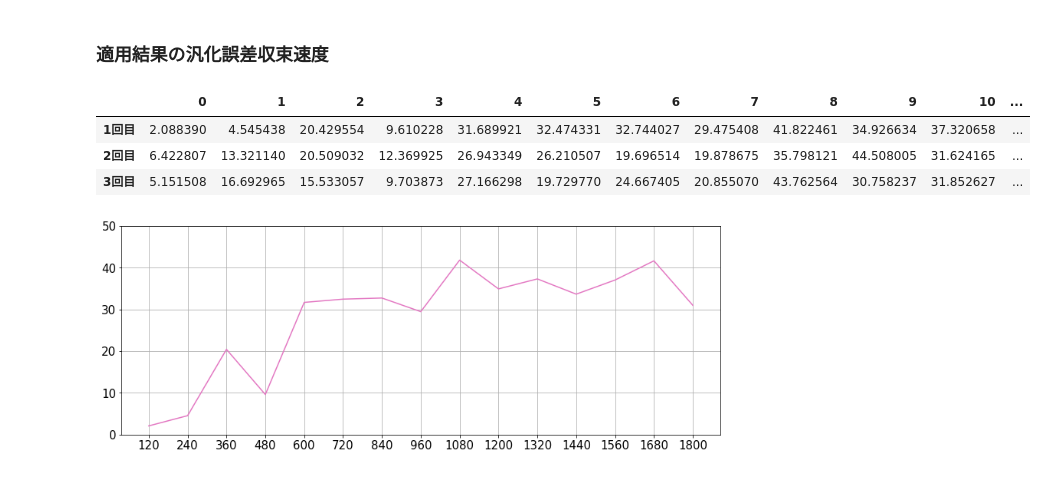
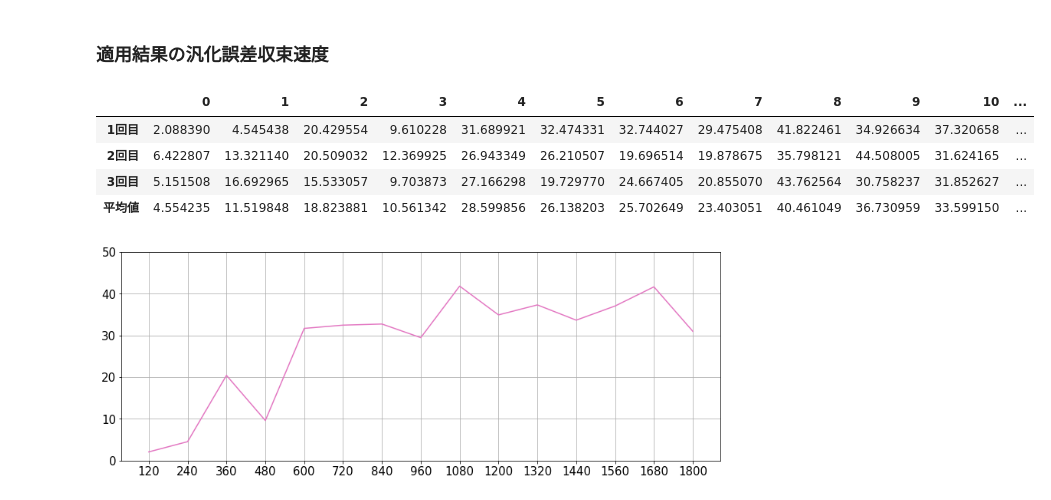
Before and after one commit to takitaki7474/m2-research-prototype, a Jupyter notebook: notebook/eval/result.ipynb, the cells around one changed output. Saved outputs shown, nothing was run; the diff lists cells and outputs as text; code cells hidden in the pictures.

```diff
--- a/notebook/eval/result.ipynb
+++ b/notebook/eval/result.ipynb
@@ -25,9 +25,11 @@ for eval_v in eval_list:
 from collections import defaultdict
 dic = defaultdict(list)
 y = proposal_accs
+
 for i, (a,b,c) in enumerate(zip(y[0][:15], y[1][:15], y[2][:15])):
-    dic[i] = [a,b,c]
-df = pd.DataFrame(dic, index=["1回目", "2回目", "3回目"])
+    mean = (a+b+c)/3.0
+    dic[i] = [a,b,c, mean]
+df = pd.DataFrame(dic, index=["1回目", "2回目", "3回目", "平均値"])
 df
 # %% [output]
 |  | 0 | 1 | 2 | 3 | 4 | 5 | 6 | 7 | 8 | 9 | 10 | ... |
@@ -84,8 +87,9 @@ for eval_v in eval_list:
 dic = defaultdict(list)
 y = prop_train_err_speeds
 for i, (a,b,c) in enumerate(zip(y[0][:15], y[1][:15], y[2][:15])):
-    dic[i] = [a,b,c]
-df = pd.DataFrame(dic, index=["1回目", "2回目", "3回目"])
+    mean = (a+b+c)/3.0
+    dic[i] = [a,b,c,mean]
+df = pd.DataFrame(dic, index=["1回目", "2回目", "3回目", "平均値"])
 df
 # %% [output]
 |  | 0 | 1 | 2 | 3 | 4 | 5 | 6 | 7 | 8 | 9 | 10 | ... |
@@ -124,15 +129,17 @@ plt.grid(True)
 # %%
 dic = defaultdict(list)
 y = prop_test_err_speeds
 for i, (a,b,c) in enumerate(zip(y[0][:15], y[1][:15], y[2][:15])):
-    dic[i] = [a,b,c]
-df = pd.DataFrame(dic, index=["1回目", "2回目", "3回目"])
+    mean = (a+b+c)/3.0
+    dic[i] = [a,b,c,mean]
+df = pd.DataFrame(dic, index=["1回目", "2回目", "3回目", "平均値"])
 df
 # %% [output]
 |  | 0 | 1 | 2 | 3 | 4 | 5 | 6 | 7 | 8 | 9 | 10 | ... |
 | 1回目 | 2.088390 | 4.545438 | 20.429554 | 9.610228 | 31.689921 | 32.474331 | 32.744027 | 29.475408 | 41.822461 | 34.926634 | 37.320658 | ... |
 | 2回目 | 6.422807 | 13.321140 | 20.509032 | 12.369925 | 26.943349 | 26.210507 | 19.696514 | 19.878675 | 35.798121 | 44.508005 | 31.624165 | ... |
 | 3回目 | 5.151508 | 16.692965 | 15.533057 | 9.703873 | 27.166298 | 19.729770 | 24.667405 | 20.855070 | 43.762564 | 30.758237 | 31.852627 | ... |
+| 平均値 | 4.554235 | 11.519848 | 18.823881 | 10.561342 | 28.599856 | 26.138203 | 25.702649 | 23.403051 | 40.461049 | 36.730959 | 33.599150 | ... |
 # %%
 xlist = list(range(1, 16))
 
```
Also changed, not shown: parts of 2 cells of this notebook.
